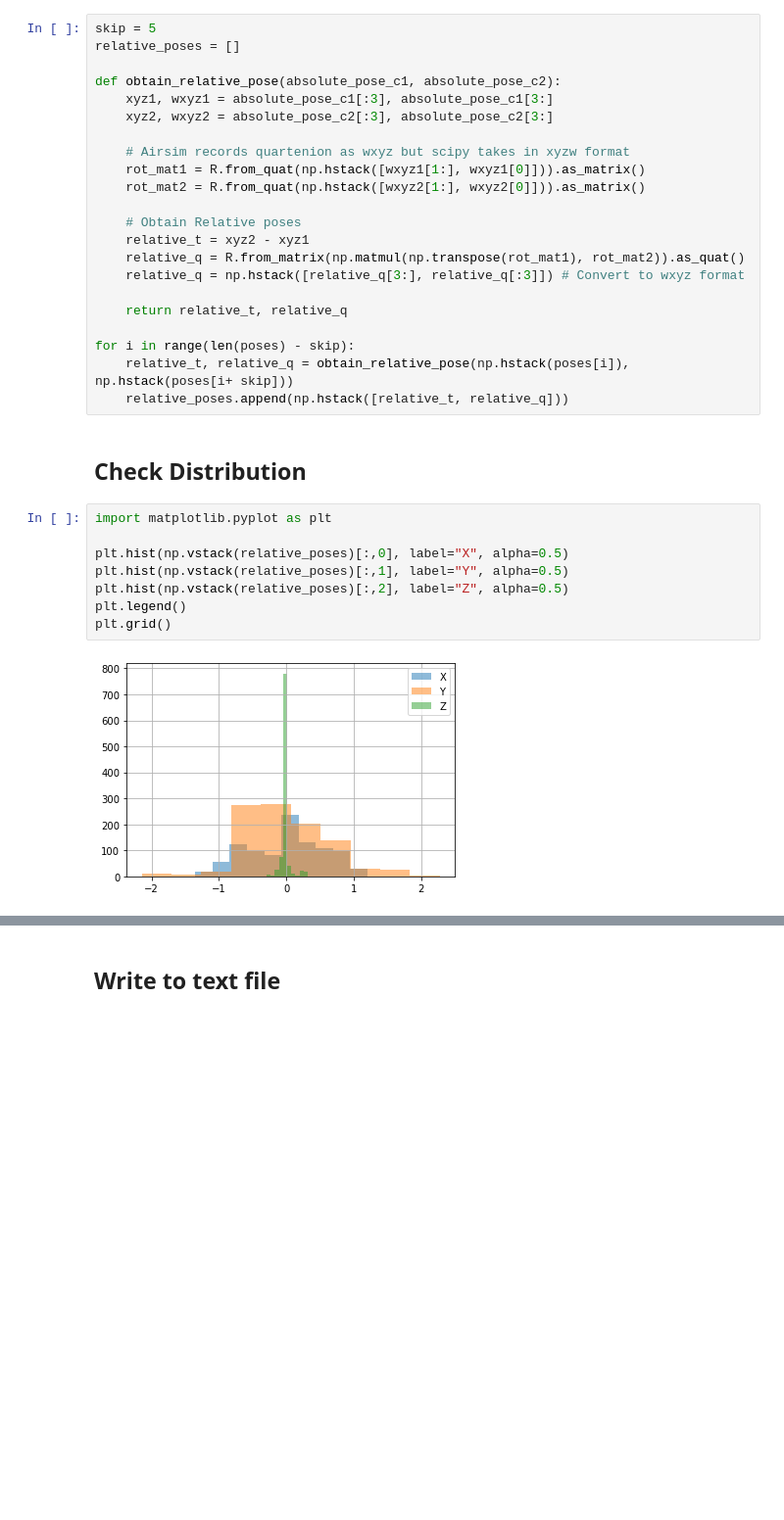
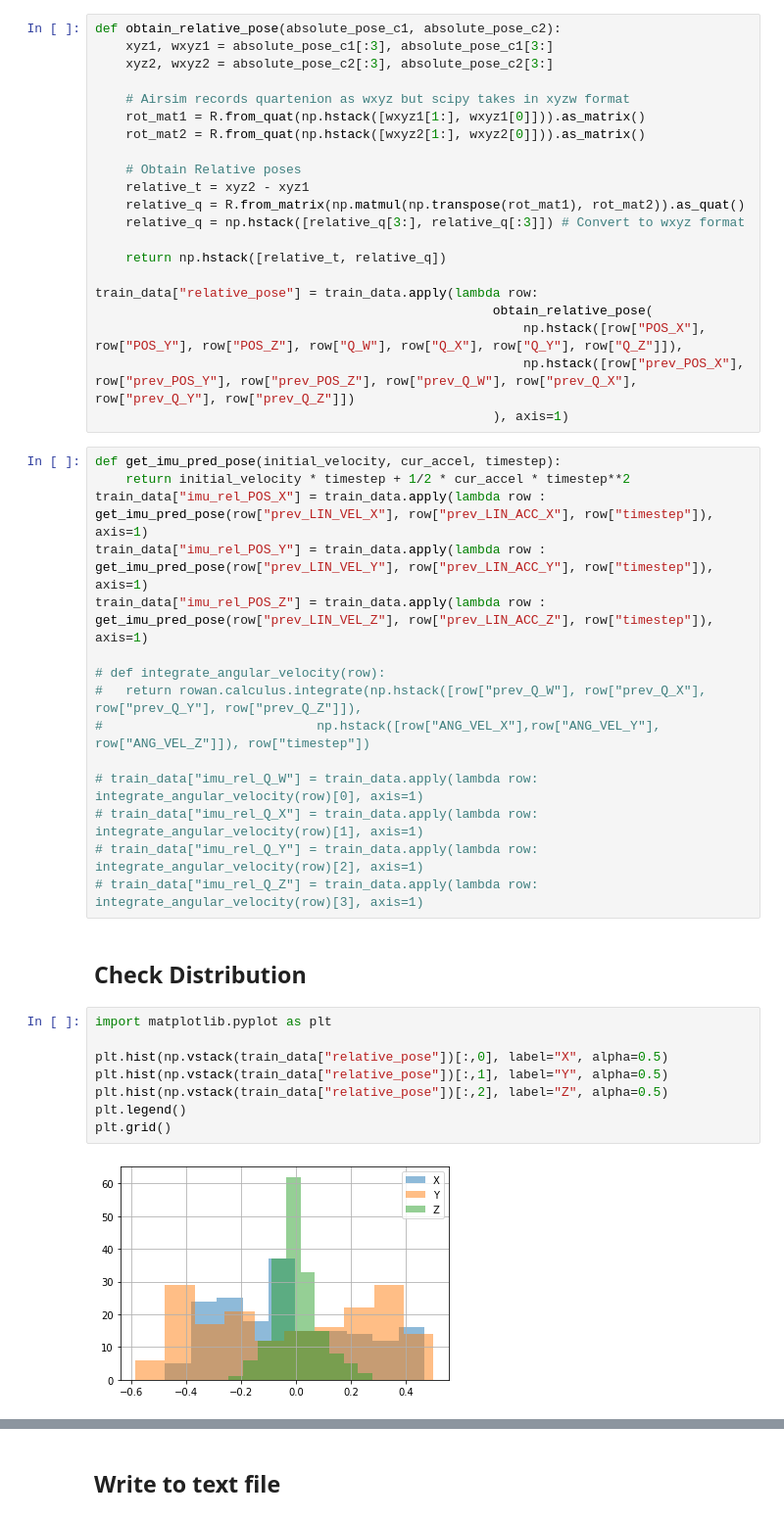
Before and after one commit to sytan98/Dataset-Collection-for-Pose-and-IMU, a Jupyter notebook: notebooks/extract_relative_pose.ipynb, the cells around one changed output, grey strips where cells are left out. Shown at 98% size. Cells and saved outputs as stored; diff of their text form; blank space fills up the shorter version.

```diff
--- a/notebooks/extract_relative_pose.ipynb
+++ b/notebooks/extract_relative_pose.ipynb
@@ -20,9 +52,6 @@ with open(os.path.join(data_root, seq_dict[split], 'airsim_rec.txt'), 'r') as f:
 # %% [markdown]
 ## Calculate Relative Poses
 # %%
-skip = 5
-relative_poses = []
-
 def obtain_relative_pose(absolute_pose_c1, absolute_pose_c2):
 	xyz1, wxyz1 = absolute_pose_c1[:3], absolute_pose_c1[3:]
 	xyz2, wxyz2 = absolute_pose_c2[:3], absolute_pose_c2[3:]
@@ -36,21 +65,38 @@ def obtain_relative_pose(absolute_pose_c1, absolute_pose_c2):
 	relative_q = R.from_matrix(np.matmul(np.transpose(rot_mat1), rot_mat2)).as_quat()
 	relative_q = np.hstack([relative_q[3:], relative_q[:3]]) # Convert to wxyz format
 
-	return relative_t, relative_q
+	return np.hstack([relative_t, relative_q])
 
-for i in range(len(poses) - skip):
-	relative_t, relative_q = obtain_relative_pose(np.hstack(poses[i]), np.hstack(poses[i+ skip]))
-	relative_poses.append(np.hstack([relative_t, relative_q]))
+train_data["relative_pose"] = train_data.apply(lambda row:
+                                                    obtain_relative_pose(
+                                                        np.hstack([row["POS_X"], row["POS_Y"], row["POS_Z"], row["Q_W"], row["Q_X"], row["Q_Y"], row["Q_Z"]]),
+                                                        np.hstack([row["prev_POS_X"], row["prev_POS_Y"], row["prev_POS_Z"], row["prev_Q_W"], row["prev_Q_X"], row["prev_Q_Y"], row["prev_Q_Z"]])
+                                                    ), axis=1)
+# %%
+def get_imu_pred_pose(initial_velocity, cur_accel, timestep):
+    return initial_velocity * timestep + 1/2 * cur_accel * timestep**2
+train_data["imu_rel_POS_X"] = train_data.apply(lambda row : get_imu_pred_pose(row["prev_LIN_VEL_X"], row["prev_LIN_ACC_X"], row["timestep"]), axis=1)
+train_data["imu_rel_POS_Y"] = train_data.apply(lambda row : get_imu_pred_pose(row["prev_LIN_VEL_Y"], row["prev_LIN_ACC_Y"], row["timestep"]), axis=1)
+train_data["imu_rel_POS_Z"] = train_data.apply(lambda row : get_imu_pred_pose(row["prev_LIN_VEL_Z"], row["prev_LIN_ACC_Z"], row["timestep"]), axis=1)
+
+# def integrate_angular_velocity(row):
+# 	return rowan.calculus.integrate(np.hstack([row["prev_Q_W"], row["prev_Q_X"], row["prev_Q_Y"], row["prev_Q_Z"]]),
+# 							 np.hstack([row["ANG_VEL_X"],row["ANG_VEL_Y"], row["ANG_VEL_Z"]]), row["timestep"])
+
+# train_data["imu_rel_Q_W"] = train_data.apply(lambda row: integrate_angular_velocity(row)[0], axis=1)
+# train_data["imu_rel_Q_X"] = train_data.apply(lambda row: integrate_angular_velocity(row)[1], axis=1)
+# train_data["imu_rel_Q_Y"] = train_data.apply(lambda row: integrate_angular_velocity(row)[2], axis=1)
+# train_data["imu_rel_Q_Z"] = train_data.apply(lambda row: integrate_angular_velocity(row)[3], axis=1)
 # %% [markdown]
 ## Check Distribution
 # %%
 import matplotlib.pyplot as plt
 
-plt.hist(np.vstack(relative_poses)[:,0], label="X", alpha=0.5)
-plt.hist(np.vstack(relative_poses)[:,1], label="Y", alpha=0.5)
-plt.hist(np.vstack(relative_poses)[:,2], label="Z", alpha=0.5)
+plt.hist(np.vstack(train_data["relative_pose"])[:,0], label="X", alpha=0.5)
+plt.hist(np.vstack(train_data["relative_pose"])[:,1], label="Y", alpha=0.5)
+plt.hist(np.vstack(train_data["relative_pose"])[:,2], label="Z", alpha=0.5)
 plt.legend()
 plt.grid()
 # %% [output]
-[figure, old version]
+[figure, new version]
 # %%
```
Also changed, not shown: parts of 12 cells of this notebook, 3 other files.
